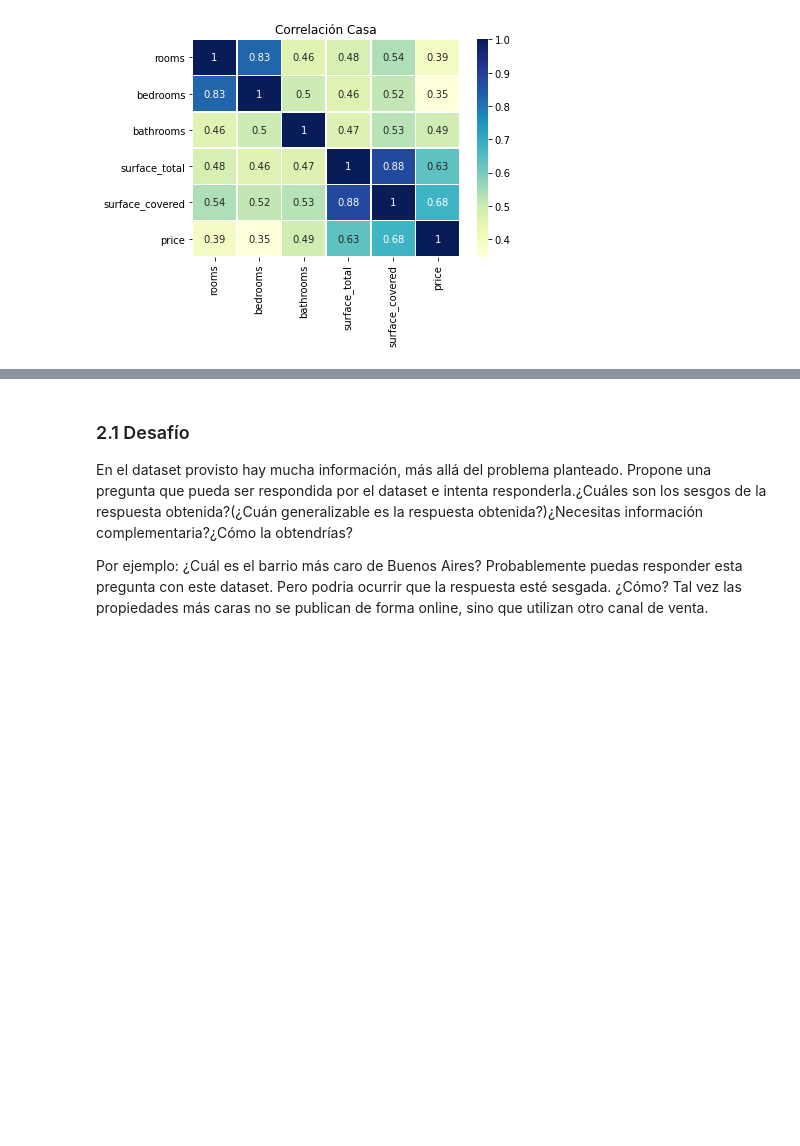
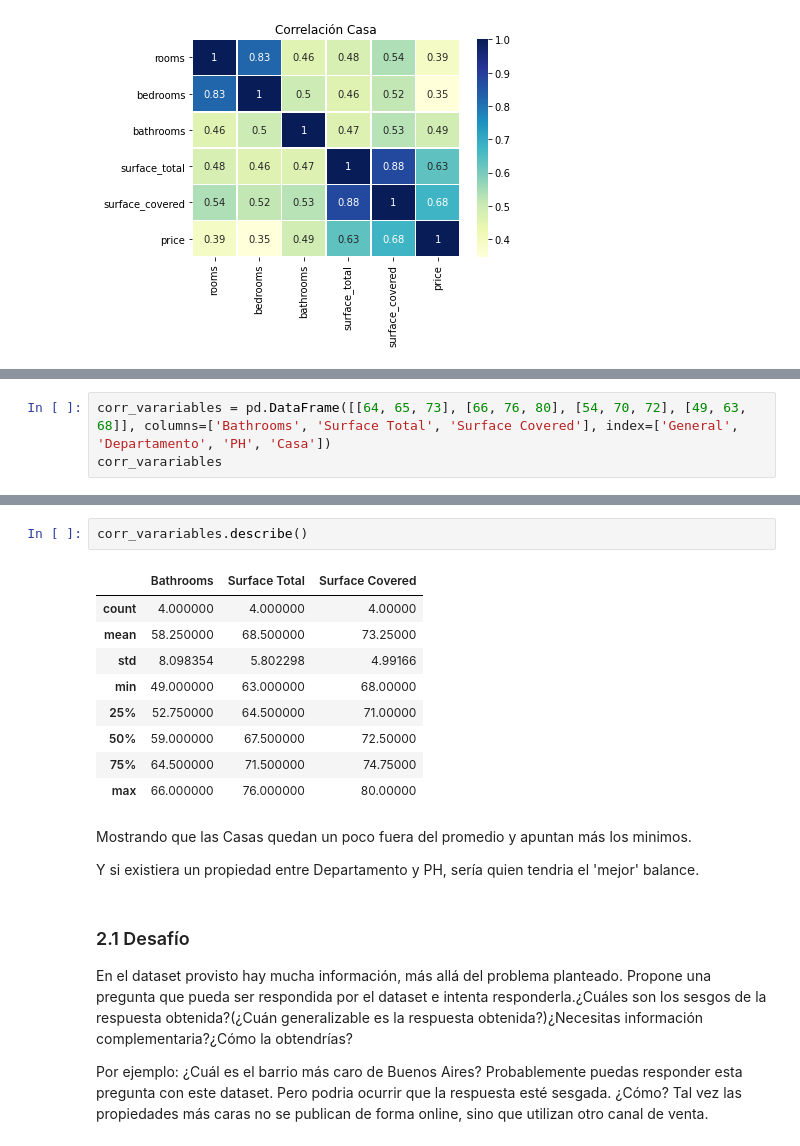
Before and after one commit to lalo1898developer/acamica_sprintproject-1, a Jupyter notebook: DS_Proyecto_01.ipynb, the cells around one changed output, grey strips where cells are left out. Saved outputs shown, nothing was run; the diff lists cells and outputs as text; blank space fills up the shorter version.

```diff
--- a/DS_Proyecto_01.ipynb
+++ b/DS_Proyecto_01.ipynb
@@ -563,0 +625,3 @@ También aqui se ve nota la importancia de los cuartos, por que al menos en Méx
+# %%
+corr_varariables = pd.DataFrame([[64, 65, 73], [66, 76, 80], [54, 70, 72], [49, 63, 68]], columns=['Bathrooms', 'Surface Total', 'Surface Covered'], index=['General', 'Departamento', 'PH', 'Casa'])
+corr_varariables
@@ -564,3 +634,19 @@ También aqui se ve nota la importancia de los cuartos, por que al menos en Méx
+# %%
+corr_varariables.describe()
+# %% [output]
+|  | Bathrooms | Surface Total | Surface Covered |
+| count | 4.000000 | 4.000000 | 4.00000 |
+| mean | 58.250000 | 68.500000 | 73.25000 |
+| std | 8.098354 | 5.802298 | 4.99166 |
+| min | 49.000000 | 63.000000 | 68.00000 |
+| 25% | 52.750000 | 64.500000 | 71.00000 |
+| 50% | 59.000000 | 67.500000 | 72.50000 |
+| 75% | 64.500000 | 71.500000 | 74.75000 |
+| max | 66.000000 | 76.000000 | 80.00000 |
+# %% [markdown]
+Mostrando que las Casas quedan un poco fuera del promedio y apuntan más los minimos.
+
+Y si existiera un propiedad entre Departamento y PH, sería quien tendria el 'mejor' balance.
 # %% [markdown]
 ### 2.1 Desafío
 
```
Also changed, not shown: parts of 15 cells of this notebook.
